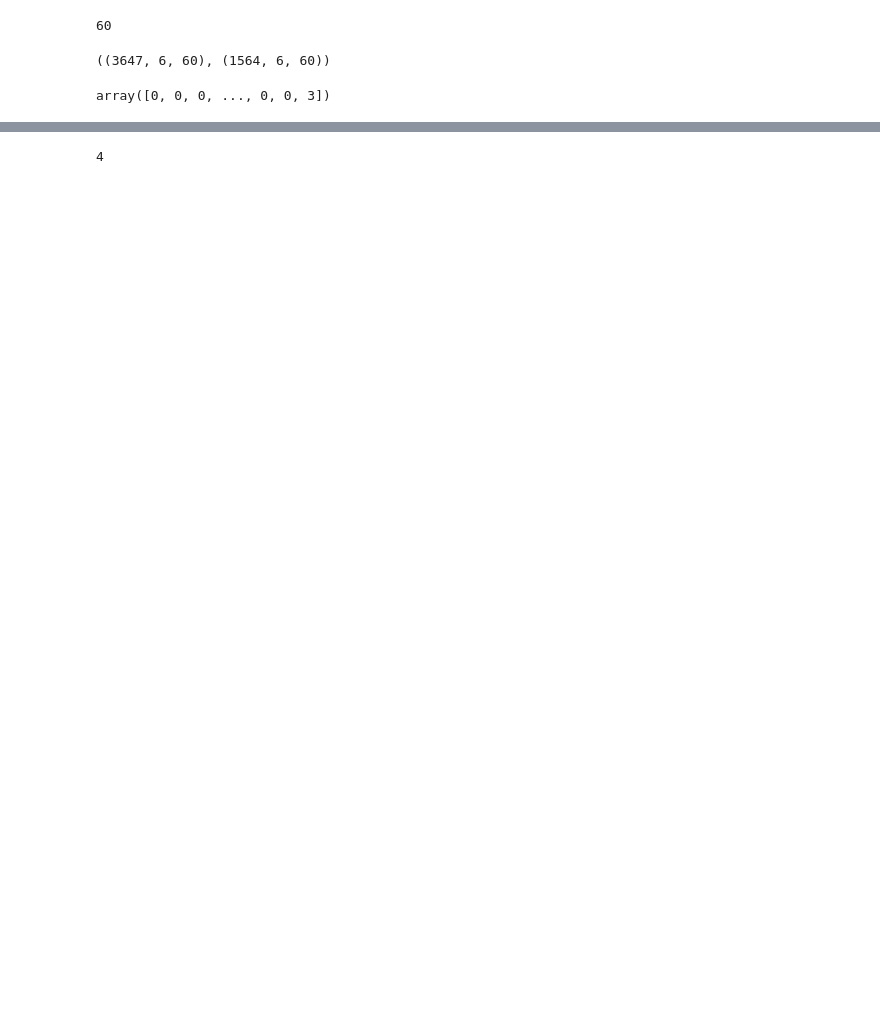
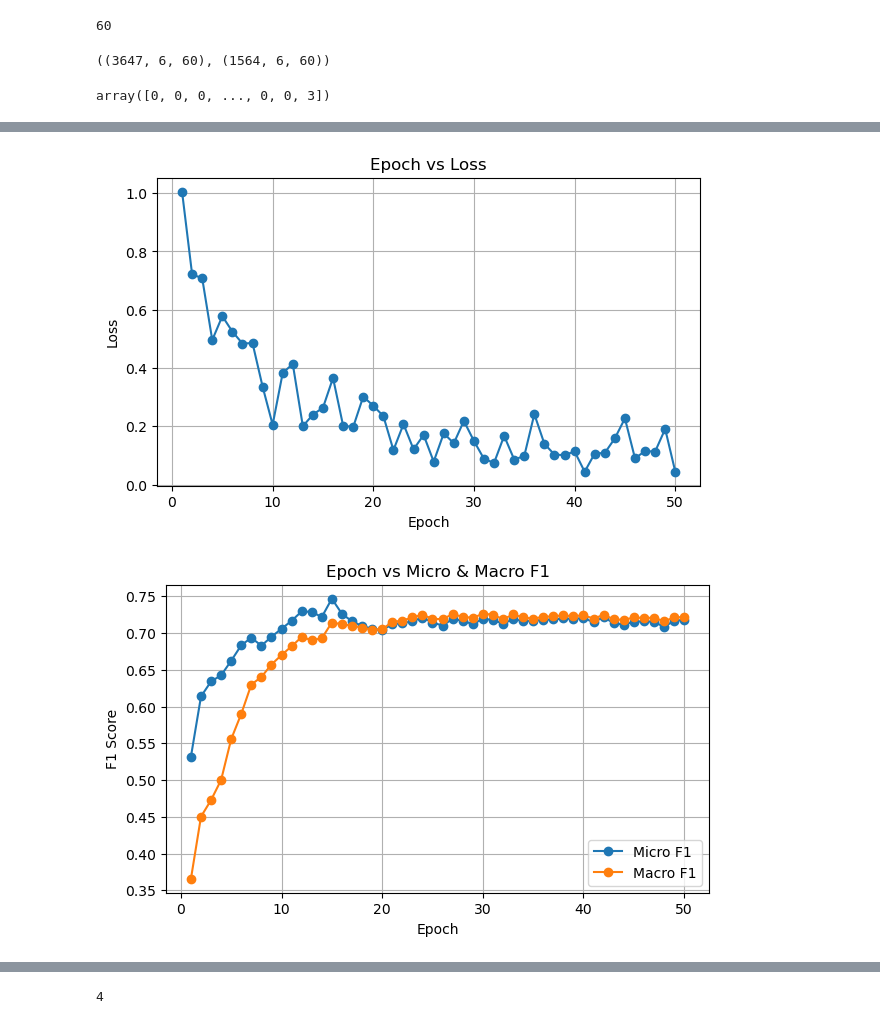
Before and after one commit to Flaresun/CSDS340CaseStudy2, a Jupyter notebook: CSDS340Case2.ipynb, the cells around one changed output, grey strips where cells are left out. Drawn from its saved outputs; the diff is of its cells as text; code cells hidden in the pictures; blank space fills up the shorter version.

```diff
--- a/CSDS340Case2.ipynb
+++ b/CSDS340Case2.ipynb
@@ -742,3 +741,20 @@ tensor([0.8610, 0.8905, 3.4464, 0.7015])
+# %%
+class SimpleMLP(nn.Module):
+    def __init__(self, input_dim, hidden_dims=[256, 128], n_classes=10, dropout=0.3):
+        super().__init__()
+        layers = []
+        prev = input_dim
+        for h in hidden_dims:
+            layers.append(nn.Linear(prev, h))
+            layers.append(nn.ReLU())
+            layers.append(nn.Dropout(dropout))
+            prev = h
+        layers.append(nn.Linear(prev, n_classes))
+        self.net = nn.Sequential(*layers)
+        self.flatten = nn.Flatten()
+    def forward(self, x):
+        x = self.flatten(x)
+        return self.net(x)
 # %%
 def train_model(model, train_loader, val_loader, epochs=30, lr=1e-3, maxInNorm=False):
     device = "cuda" if torch.cuda.is_available() else "cpu"
@@ -816,0 +840,5 @@ def plotResults(data: list[dict]):
+# %%
+%%time
+input_dim = 6*60 # 6 datasets, 60 features
+model = SimpleMLP(input_dim=input_dim, hidden_dims=[256,128], n_classes=num_classes)
+historyDNN = train_model(model,train_loader,val_loader,epochs=50,lr=1e-4)
@@ -817,2 +863,7 @@ def plotResults(data: list[dict]):
+# %%
+plotResults(historyDNN)
+# %% [output]
+[figure, added]
+[figure, added]
 # %%
 %%time
```
Also changed, not shown: parts of 31 cells of this notebook.
